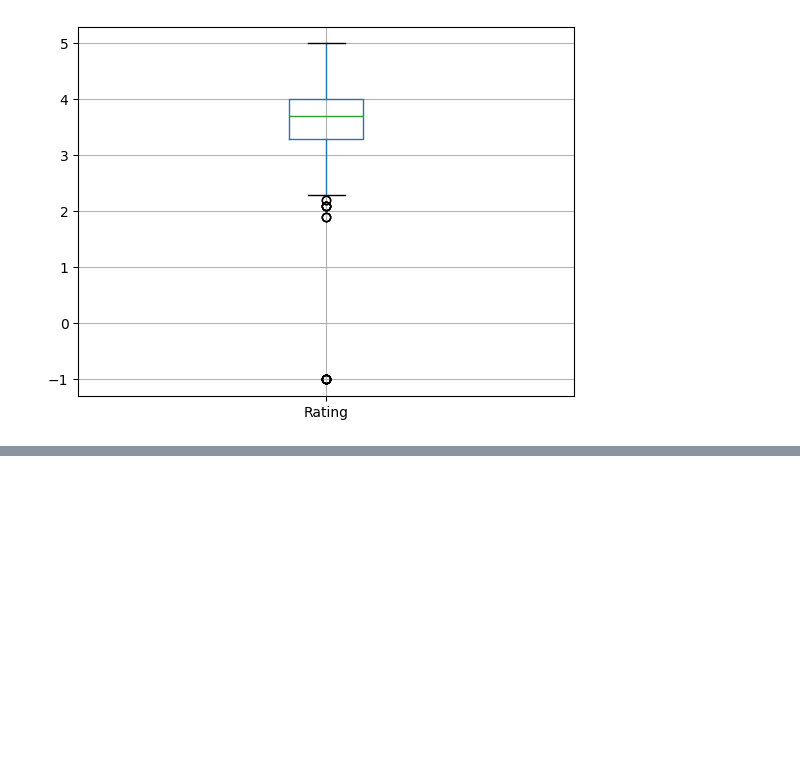
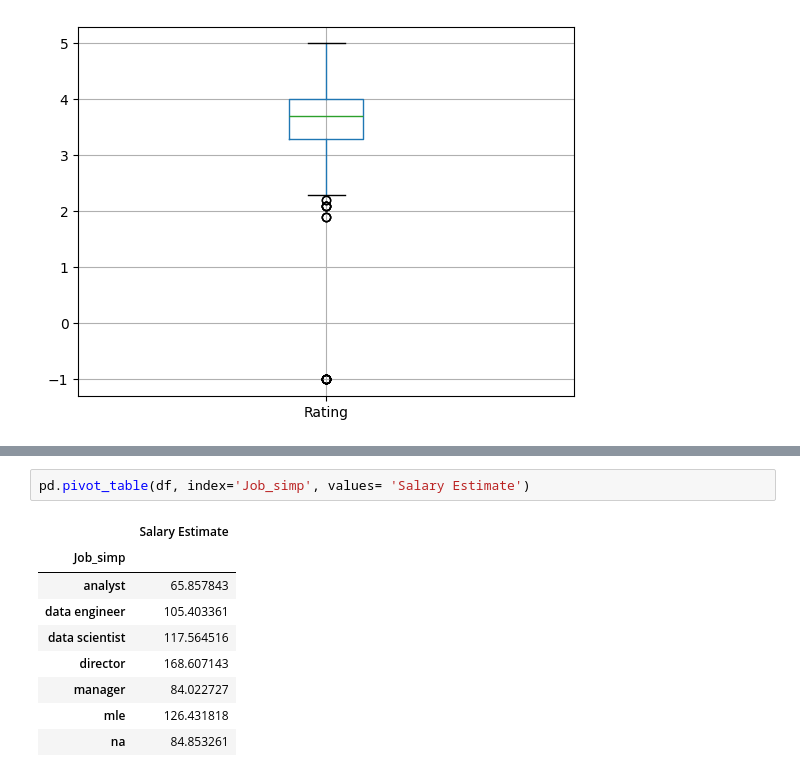
Before and after one commit to FahadUrRehman07/ds_Salary_proj, a Jupyter notebook: Exploratory Data Analysis.ipynb, the cells around one changed output, grey strips where cells are left out. Drawn from its saved outputs; the diff is of its cells as text; blank space fills up the shorter version.

```diff
--- a/Exploratory Data Analysis.ipynb
+++ b/Exploratory Data Analysis.ipynb
@@ -339,0 +351,12 @@ graph for Company Name: total = 20
+# %%
+pd.pivot_table(df, index='Job_simp', values= 'Salary Estimate')
+# %% [output]
+|  | Salary Estimate |
+| Job_simp |  |
+| analyst | 65.857843 |
+| data engineer | 105.403361 |
+| data scientist | 117.564516 |
+| director | 168.607143 |
+| manager | 84.022727 |
+| mle | 126.431818 |
+| na | 84.853261 |
```
Also changed, not shown: parts of 19 cells of this notebook.
